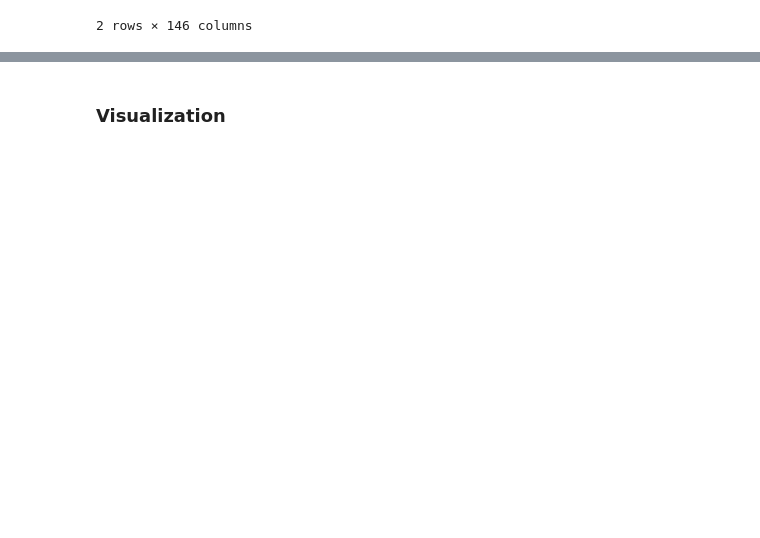
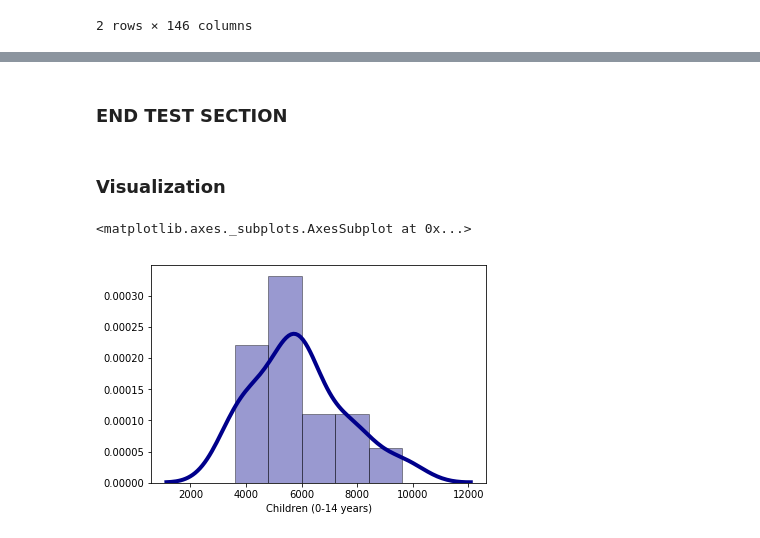
Before and after one commit to genephoenix/Coursera_Capstone, a Jupyter notebook: Capstone Project Notebook.ipynb, the cells around one changed output, grey strips where cells are left out. Cells and saved outputs as stored; diff of their text form; code cells hidden in the pictures; blank space fills up the shorter version.

```diff
--- a/Capstone Project Notebook.ipynb
+++ b/Capstone Project Notebook.ipynb
@@ -516,2 +835,22 @@ Length: 146, dtype: object
+# %% [markdown]
+### END TEST SECTION
 # %% [markdown]
 ### Visualization
+# %%
+#Test
+import seaborn as sns
+
+#test1=sns.kdeplot(top_pop_rename.loc[top_pop_rename['Children (0-14 years)'], 'Sum'], color='b', shade=True, Label='Children (0-14 years)')
+#plt.xlabel('Demographic Group')
+#plt.ylabel('Population')
+
+#test1 = top_pop_rename.groupby('Children (0-14 years)').sum.plot(kind='kde')
+#test1
+
+sns.distplot(top_vuln_rename['Children (0-14 years)'], hist=True, kde=True,
+             bins=5, color = 'darkblue',
+             hist_kws={'edgecolor':'black'},
+             kde_kws={'linewidth': 4})
+# %% [output]
+<matplotlib.axes._subplots.AxesSubplot at 0x...>
+[figure, added]
```
Also changed, not shown: parts of 78 cells of this notebook.
